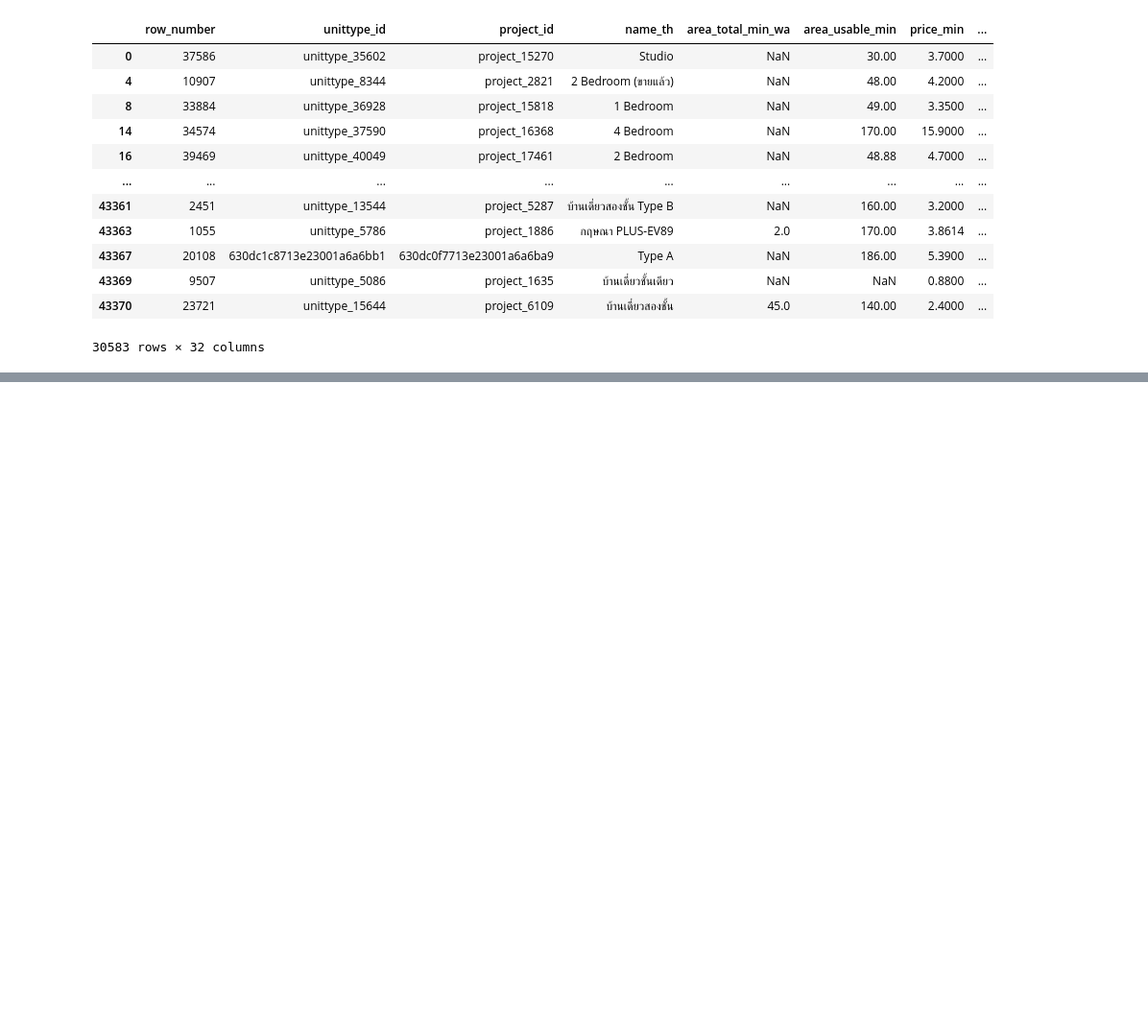
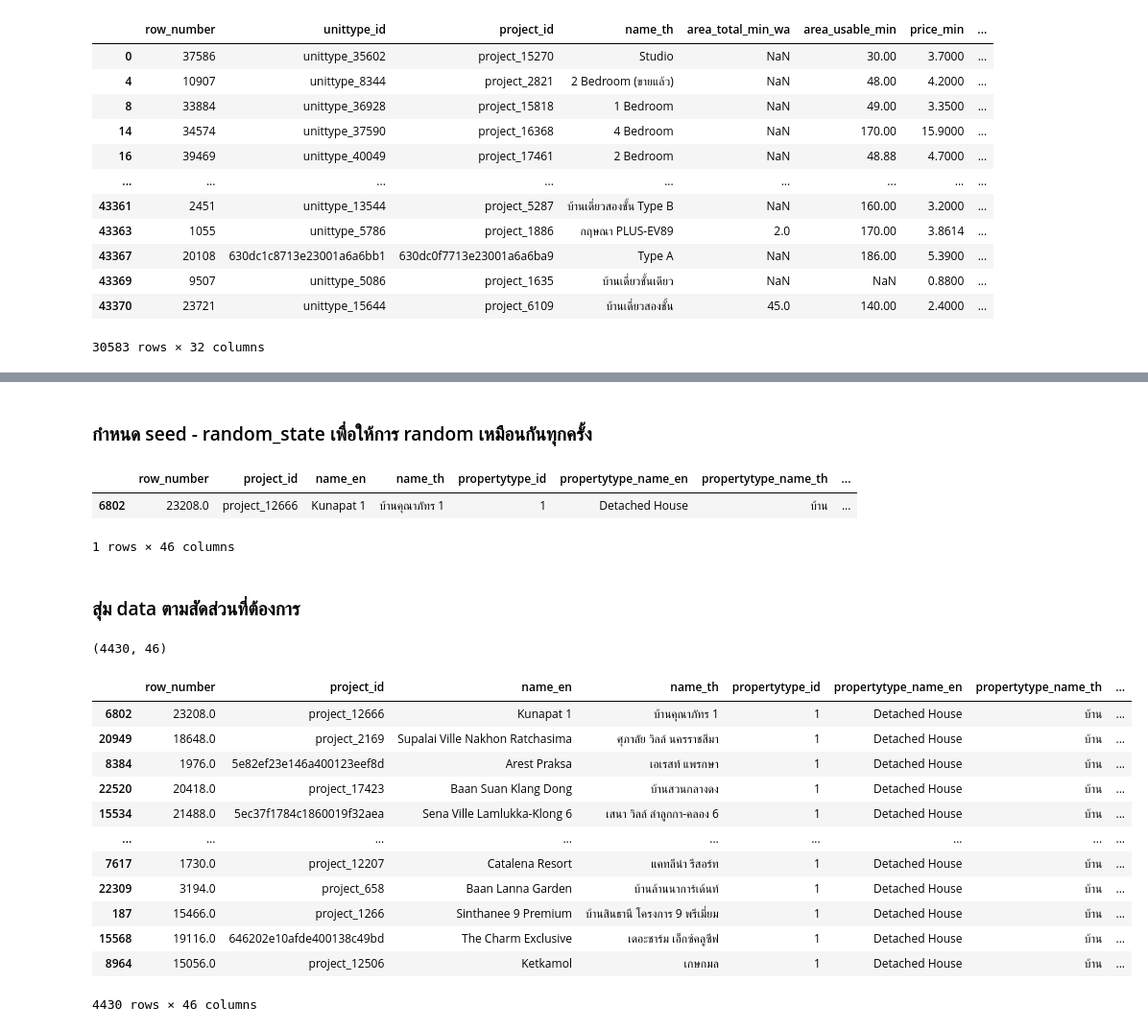
Before and after one commit to Pornphankub/BSC_DPDM2025, a Jupyter notebook: Ch3_Data_Preprocessing.ipynb, the cells around one changed output, grey strips where cells are left out. Shown at 96% size. Cells and saved outputs as stored; diff of their text form; code cells hidden in the pictures; blank space fills up the shorter version.

```diff
--- a/Ch3_Data_Preprocessing.ipynb
+++ b/Ch3_Data_Preprocessing.ipynb
@@ -893,0 +953,30 @@ fff
+# %% [markdown]
+### กำหนด seed - random_state เพื่อให้การ random เหมือนกันทุกครั้ง
+# %%
+home.sample(random_state=6)
+# %% [output]
+|  | row_number | project_id | name_en | name_th | propertytype_id | propertytype_name_en | propertytype_name_th | ... |
+| 6802 | 23208.0 | project_12666 | Kunapat 1 | บ้านคุณาภัทร 1 | 1 | Detached House | บ้าน | ... |
+1 rows × 46 columns
+# %% [markdown]
+### สุ่ม data ตามสัดส่วนที่ต้องการ
+# %%
+home.sample(frac=0.5, random_state=6).shape
+# %% [output]
+(4430, 46)
+# %%
+home.sample(frac=0.5, random_state=6)
+# %% [output]
+|  | row_number | project_id | name_en | name_th | propertytype_id | propertytype_name_en | propertytype_name_th | ... |
+| 6802 | 23208.0 | project_12666 | Kunapat 1 | บ้านคุณาภัทร 1 | 1 | Detached House | บ้าน | ... |
+| 20949 | 18648.0 | project_2169 | Supalai Ville Nakhon Ratchasima | ศุภาลัย วิลล์ นครราชสีมา | 1 | Detached House | บ้าน | ... |
+| 8384 | 1976.0 | 5e82ef23e146a400123eef8d | Arest Praksa | เอเรสท์ แพรกษา | 1 | Detached House | บ้าน | ... |
+| 22520 | 20418.0 | project_17423 | Baan Suan Klang Dong | บ้านสวนกลางดง | 1 | Detached House | บ้าน | ... |
+| 15534 | 21488.0 | 5ec37f1784c1860019f32aea | Sena Ville Lamlukka-Klong 6 | เสนา วิลล์ ลำลูกกา-คลอง 6 | 1 | Detached House | บ้าน | ... |
+| ... | ... | ... | ... | ... | ... | ... | ... | ... |
+| 7617 | 1730.0 | project_12207 | Catalena Resort | แคทลีน่า รีสอร์ท | 1 | Detached House | บ้าน | ... |
+| 22309 | 3194.0 | project_658 | Baan Lanna Garden | บ้านล้านนาการ์เด้นท์ | 1 | Detached House | บ้าน | ... |
+| 187 | 15466.0 | project_1266 | Sinthanee 9 Premium | บ้านสินธานี โครงการ 9 พรีเมี่ยม | 1 | Detached House | บ้าน | ... |
+| 15568 | 19116.0 | 646202e10afde400138c49bd | The Charm Exclusive | เดอะชาร์ม เอ็กซ์คลูซีฟ | 1 | Detached House | บ้าน | ... |
+| 8964 | 15056.0 | project_12506 | Ketkamol | เกษกมล | 1 | Detached House | บ้าน | ... |
+4430 rows × 46 columns
```
Also changed, not shown: parts of 16 cells of this notebook.
